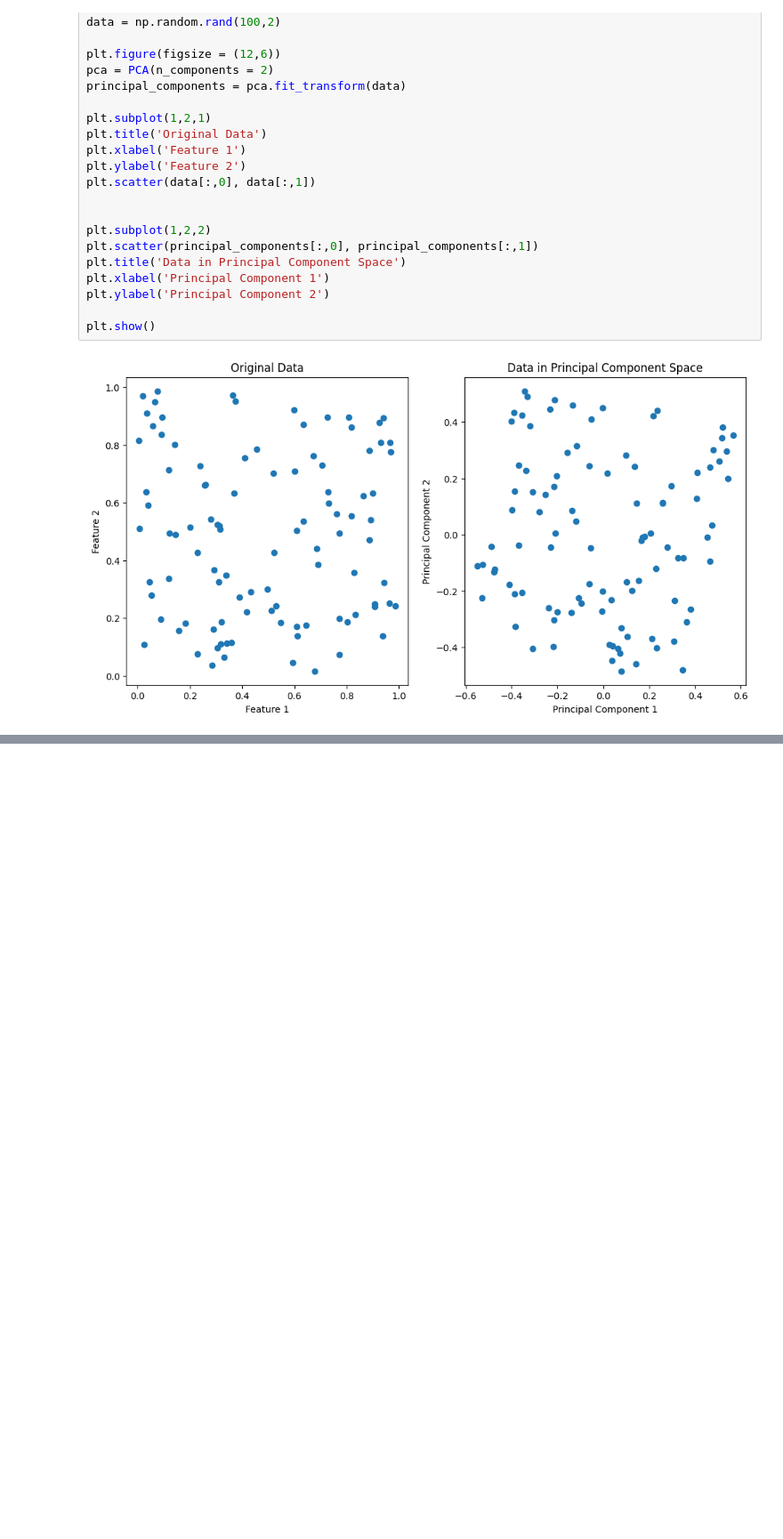
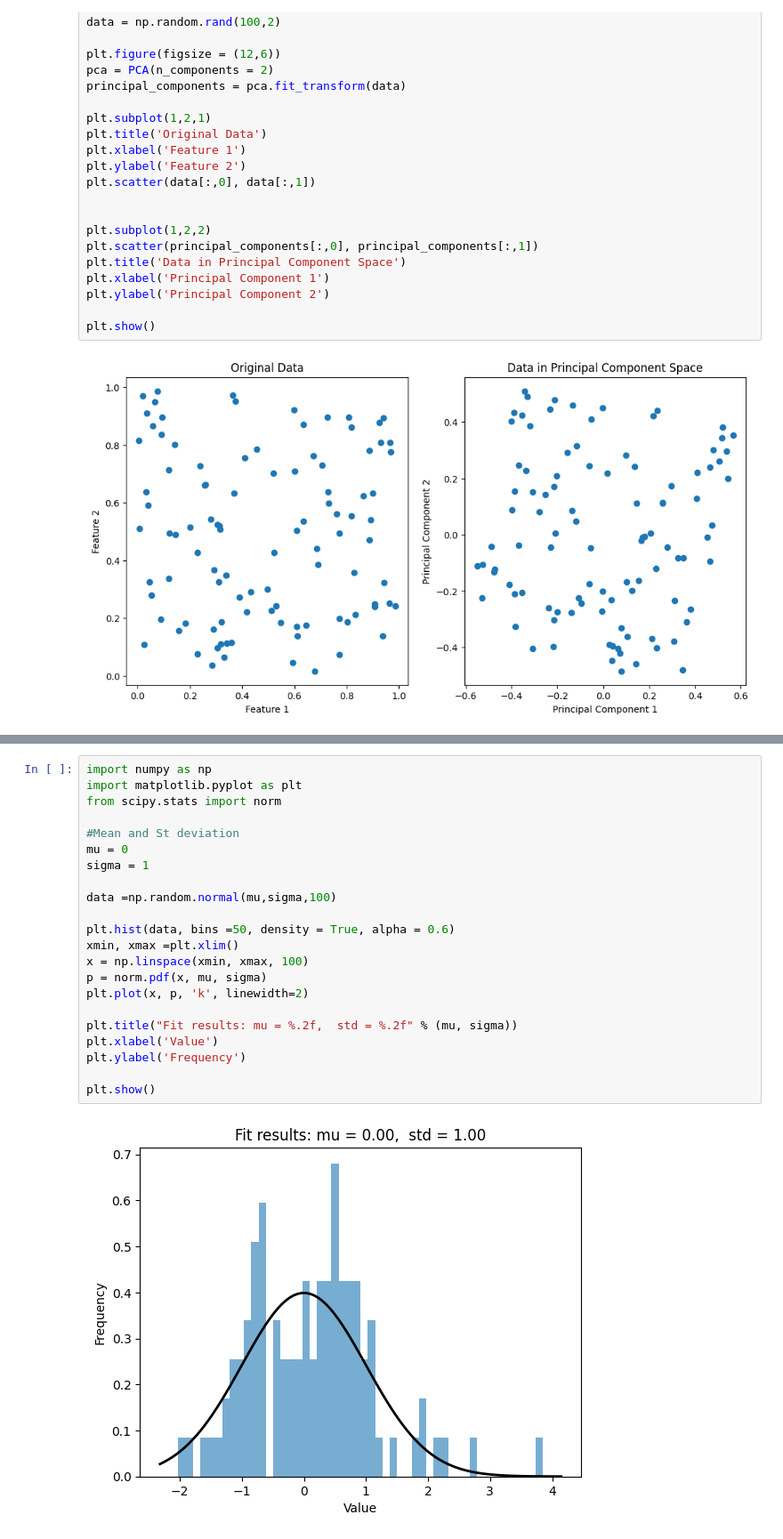
Before and after one commit to MrSimple07/MachineLearning_Practice, a Jupyter notebook: ML_Interview.ipynb, the cells around one changed output, grey strips where cells are left out. Shown at 89% size. Saved outputs shown, nothing was run; the diff lists cells and outputs as text; blank space fills up the shorter version.

```diff
--- a/ML_Interview.ipynb
+++ b/ML_Interview.ipynb
@@ -313,0 +319,24 @@ plt.show()
+# %%
+import numpy as np
+import matplotlib.pyplot as plt
+from scipy.stats import norm
+
+#Mean and St deviation
+mu = 0
+sigma = 1
+
+data =np.random.normal(mu,sigma,100)
+
+plt.hist(data, bins =50, density = True, alpha = 0.6)
+xmin, xmax =plt.xlim()
+x = np.linspace(xmin, xmax, 100)
+p = norm.pdf(x, mu, sigma)
+plt.plot(x, p, 'k', linewidth=2)
+
+plt.title("Fit results: mu = %.2f,  std = %.2f" % (mu, sigma))
+plt.xlabel('Value')
+plt.ylabel('Frequency')
+
+plt.show()
+# %% [output]
+[figure, added]
```
Also changed, not shown: parts of 4 cells of this notebook.
